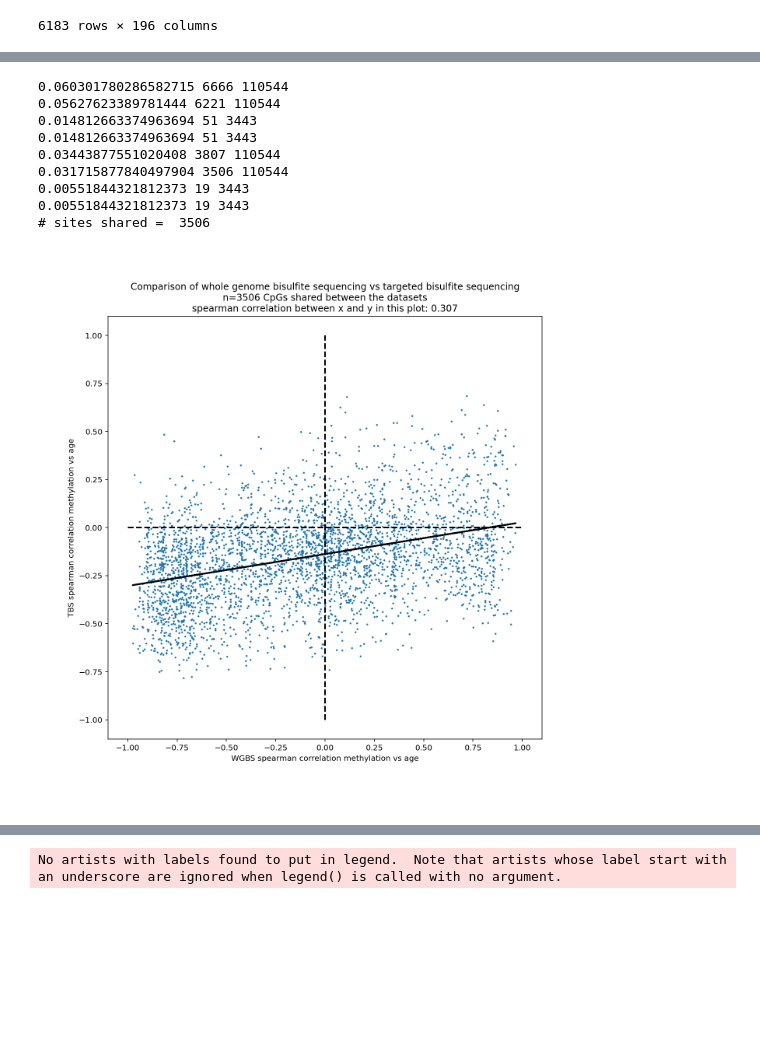
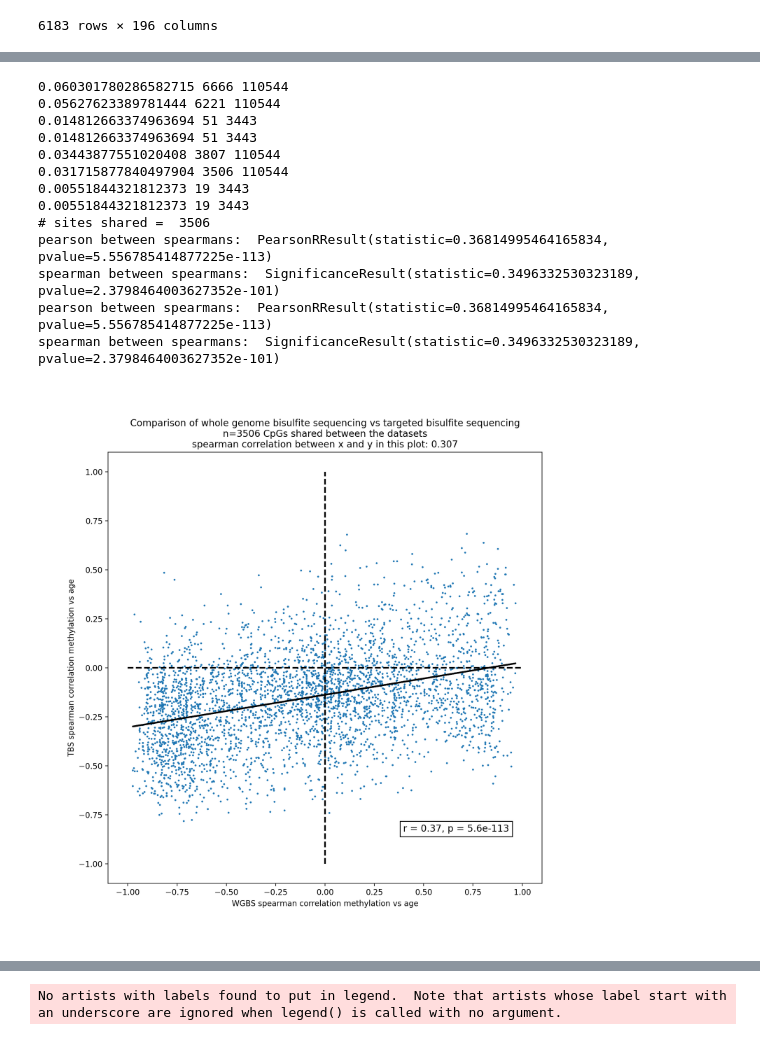
Before and after one commit to ronanbennett/xenopus-aging, a Jupyter notebook: TBS_paper/supplementary_calculations.ipynb, the cells around one changed output, grey strips where cells are left out. Saved outputs shown, nothing was run; the diff lists cells and outputs as text; code cells hidden in the pictures; blank space fills up the shorter version.

```diff
--- a/TBS_paper/supplementary_calculations.ipynb
+++ b/TBS_paper/supplementary_calculations.ipynb
@@ -98,6 +102,6 @@ pc_corrs [0.7385620171070784, 0.39674482280304507, -0.018448433703888822, -0.331
 # %%
 # Supplementary figure 3B
-from plotnine import ggplot, aes, geom_violin, geom_jitter, theme, theme_minimal, labs, geom_boxplot, geom_bar, element_text, position_dodge, geom_text, theme_classic, geom_hline, geom_point, scale_color_cmap, guides, guide_colourbar, coord_fixed, facet_wrap, scale_color_manual
+from plotnine import ggplot, aes, geom_violin, geom_jitter, theme, theme_minimal, labs, geom_boxplot, geom_bar, element_text, position_dodge, geom_text, theme_classic, geom_hline, geom_point, scale_color_cmap, guides, guide_colourbar, coord_fixed, facet_wrap, scale_color_manual, geom_label
 # Mean methylation plot
 mean_methylation = ad100.X.mean(axis=0)  # mean methylation level per frog
 df_methylation = pd.DataFrame({
@@ -105,11 +109,18 @@ df_methylation = pd.DataFrame({
     'Mean_Methylation': mean_methylation,
     "Is Tadpole" : ad100.var['Is tadpole?']
 })
+
+r, p = scipy.stats.pearsonr(df_methylation['Age'], df_methylation['Mean_Methylation'])
+corr_text = f"r = {r:.2f}, p = {p:.2g}"
+x_pos = df_methylation['Age'].max() * 0.9
+y_pos = df_methylation['Mean_Methylation'].max() * 0.87
+
 methylation_plot = (
     ggplot(df_methylation, aes(x='Age', y='Mean_Methylation', color='Is Tadpole'))
     + geom_point(size=1)
     + scale_color_manual(values={True: "red", False: "black"}, labels=["Adult", "Tadpole"])
     + labs(x="Age (years)", y="Mean Methylation Level", color="Stage")
+    + geom_label(aes(x=x_pos, y=y_pos), label=corr_text, inherit_aes=False, size=8, label_padding=0.2)
     + theme_classic()
     + theme(
         plot_title=element_text(size=12),
@@ -197,34 +208,76 @@ def comparison(pilot_sites, tbs_ad_obj, title=""):
             raise RuntimeError("this shouldn't happen")
         pilot_corrs.append(corr)
     tbs_corrs = tbs_ad_obj[shared].obs['spearman']
 
 
+    # calculate correlation of correlations
+    x = np.array(pilot_corrs)
+    y = np.array(tbs_corrs)
+    obs_corr, _ = scipy.stats.pearsonr(x, y)
+
+
+    # # Permutation test
+    # n_perm = 100000
+    # perm_corrs = []
+    # for _ in range(n_perm):
+    #     y_perm = np.random.permutation(y)
+    #     perm_corr, _ = scipy.stats.pearsonr(x, y_perm)
+    #     perm_corrs.append(perm_corr)
+    # perm_corrs = np.array(perm_corrs)
+    # # Two-tailed p-value
+    # p_value_perm = np.mean(np.abs(perm_corrs) >= np.abs(obs_corr))
+
+    # print('sum', sum(np.abs(perm_corrs) >= np.abs(obs_corr)))
+    # print(f"pearson between spearmans Permutation p-value:", repr(p_value_perm))
+
+
+    print('pearson between spearmans: ', scipy.stats.pearsonr(pilot_corrs, tbs_corrs))
+    print('spearman between spearmans: ', scipy.stats.spearmanr(pilot_corrs, tbs_corrs))
+
+
     plt.figure(figsize=(10,10))
     plt.scatter(pilot_corrs, tbs_corrs, s = 2)
+    print('pearson between spearmans: ', scipy.stats.pearsonr(pilot_corrs, tbs_corrs))
+    print('spearman between spearmans: ', scipy.stats.spearmanr(pilot_corrs, tbs_corrs))
     # best fit line
     m, b = np.polyfit(pilot_corrs, tbs_corrs, 1)  # Linear fit (degree 1)
     plt.plot(pilot_corrs, m * np.array(pilot_corrs) + b, color='black', linewidth=2)
 
     plt.vlines(0,-1,1,linestyle='--', color='black', linewidth=2)
     plt.plot([-1, 1], [0,0], linestyle='--', color='black', linewidth=2)
     plt.xlabel("WGBS spearman correlation methylation vs age")
     plt.ylabel("TBS spearman correlation methylation vs age")
     plt.title(title)
+
+
+    r, p = scipy.stats.pearsonr(pilot_corrs, tbs_corrs)
+    corr_text = f"r = {r:.2f}, p = {p:.2g}"
+    plt.text(
+        0.68, 0.12, corr_text,
+        transform=plt.gca().transAxes,
+        bbox=dict(facecolor='white', edgecolor='black'),
+        fontsize=12
+    )
+
     plt.show()
 
 # comparison(p_sites, ad10, "10x filtered")
 comparison(p_sites, ad100, "Comparison of whole genome bisulfite sequencing vs targeted bisulfite sequencing\nn=3506 CpGs shared between the datasets\nspearman correlation between x and y in this plot: 0.307")
 # %% [output]
 0.060301780286582715 6666 110544
 0.05627623389781444 6221 110544
 0.014812663374963694 51 3443
 0.014812663374963694 51 3443
 0.03443877551020408 3807 110544
 0.031715877840497904 3506 110544
 0.00551844321812373 19 3443
 0.00551844321812373 19 3443
 # sites shared =  3506
+pearson between spearmans:  PearsonRResult(statistic=0.36814995464165834, pvalue=5.556785414877225e-113)
+spearman between spearmans:  SignificanceResult(statistic=0.3496332530323189, pvalue=2.3798464003627352e-101)
+pearson between spearmans:  PearsonRResult(statistic=0.36814995464165834, pvalue=5.556785414877225e-113)
+spearman between spearmans:  SignificanceResult(statistic=0.3496332530323189, pvalue=2.3798464003627352e-101)
-[figure, old version]
+[figure, new version]
 # %%
 # Supplementary table 3
 df_geno = pd.read_csv("./genotype_matrix.txt", sep='\t')  # output from bsbolt GenotypeMatrix
```
Also changed, not shown: parts of 4 cells of this notebook, 2 other files.
